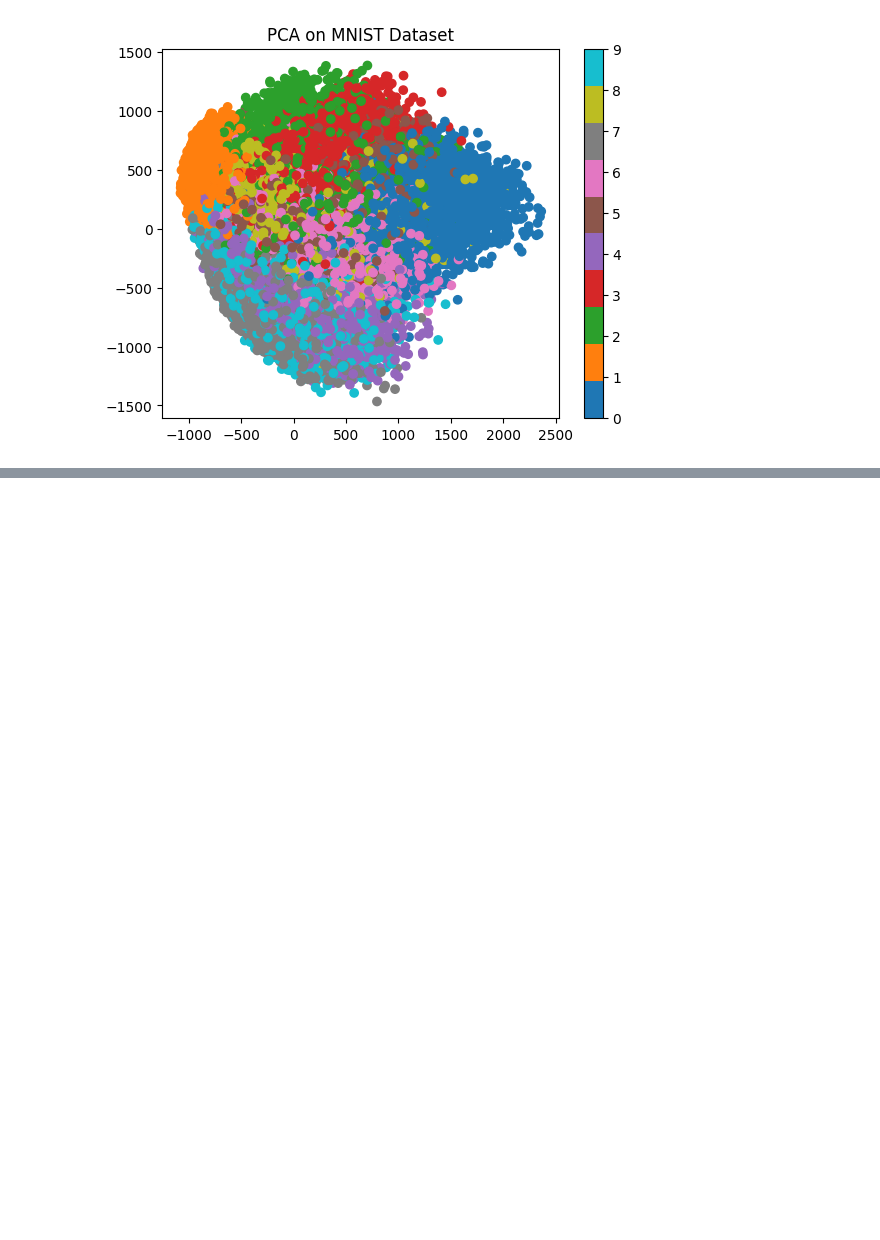
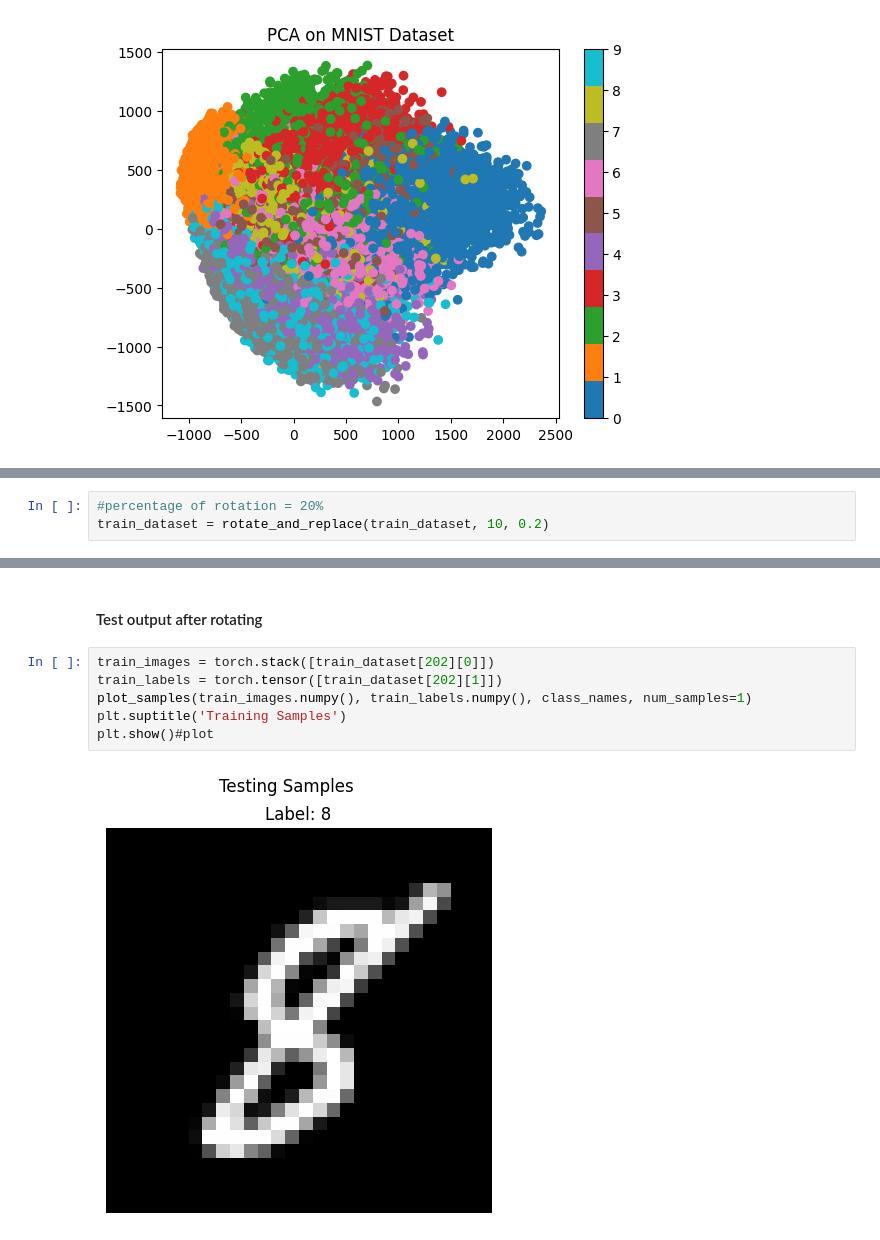
Before and after one commit to Team-Synapse-UoM/Custom-CNN-ImageClassification, a Jupyter notebook: data.ipynb, the cells around one changed output, grey strips where cells are left out. Cells and saved outputs as stored; diff of their text form; blank space fills up the shorter version.

Commit message:
1.3 Added image rotation

```diff
--- a/data.ipynb
+++ b/data.ipynb
@@ -216,0 +250,3 @@ plt.show()
+# %%
+#percentage of rotation = 20%
+train_dataset = rotate_and_replace(train_dataset, 10, 0.2)
@@ -216,0 +274,10 @@ plt.show()
+# %% [markdown]
+#### Test output after rotating
+# %%
+train_images = torch.stack([train_dataset[202][0]])
+train_labels = torch.tensor([train_dataset[202][1]])
+plot_samples(train_images.numpy(), train_labels.numpy(), class_names, num_samples=1)
+plt.suptitle('Training Samples')
+plt.show()#plot
+# %% [output]
+[figure, added]
```
Also changed, not shown: parts of 7 cells of this notebook.
